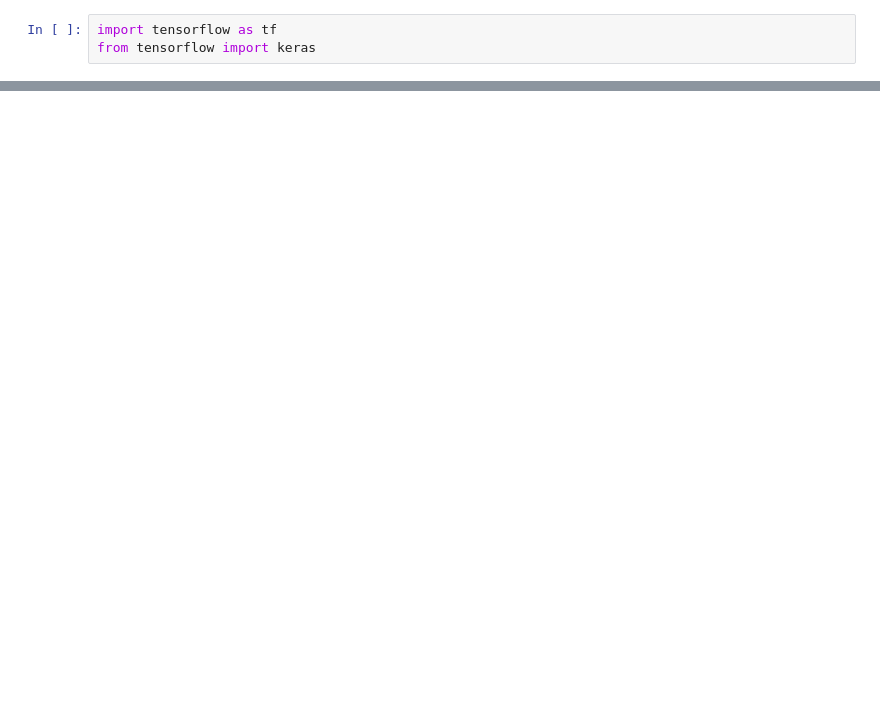
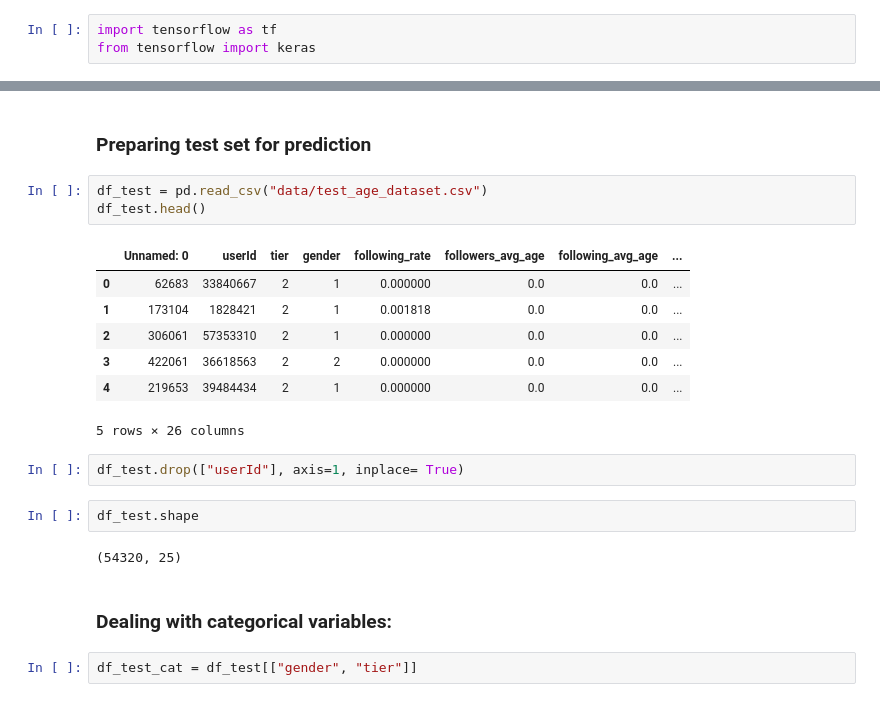
Before and after one commit to vai-bhav-m/Gon_and_Killua, a Jupyter notebook: vibe_bruv.ipynb, the cells around one changed output, grey strips where cells are left out. Drawn from its saved outputs; the diff is of its cells as text; blank space fills up the shorter version.

```diff
--- a/vibe_bruv.ipynb
+++ b/vibe_bruv.ipynb
@@ -281,0 +317,23 @@ from tensorflow import keras
+# %% [markdown]
+### Preparing test set for prediction
+# %%
+df_test = pd.read_csv("data/test_age_dataset.csv")
+df_test.head()
+# %% [output]
+|  | Unnamed: 0 | userId | tier | gender | following_rate | followers_avg_age | following_avg_age | ... |
+| 0 | 62683 | 33840667 | 2 | 1 | 0.000000 | 0.0 | 0.0 | ... |
+| 1 | 173104 | 1828421 | 2 | 1 | 0.001818 | 0.0 | 0.0 | ... |
+| 2 | 306061 | 57353310 | 2 | 1 | 0.000000 | 0.0 | 0.0 | ... |
+| 3 | 422061 | 36618563 | 2 | 2 | 0.000000 | 0.0 | 0.0 | ... |
+| 4 | 219653 | 39484434 | 2 | 1 | 0.000000 | 0.0 | 0.0 | ... |
+5 rows × 26 columns
+# %%
+df_test.drop(["userId"], axis=1, inplace= True)
+# %%
+df_test.shape
+# %% [output]
+(54320, 25)
+# %% [markdown]
+### Dealing with categorical variables:
+# %%
+df_test_cat = df_test[["gender", "tier"]]
```
Also changed, not shown: parts of 33 cells of this notebook, 1 other file.
